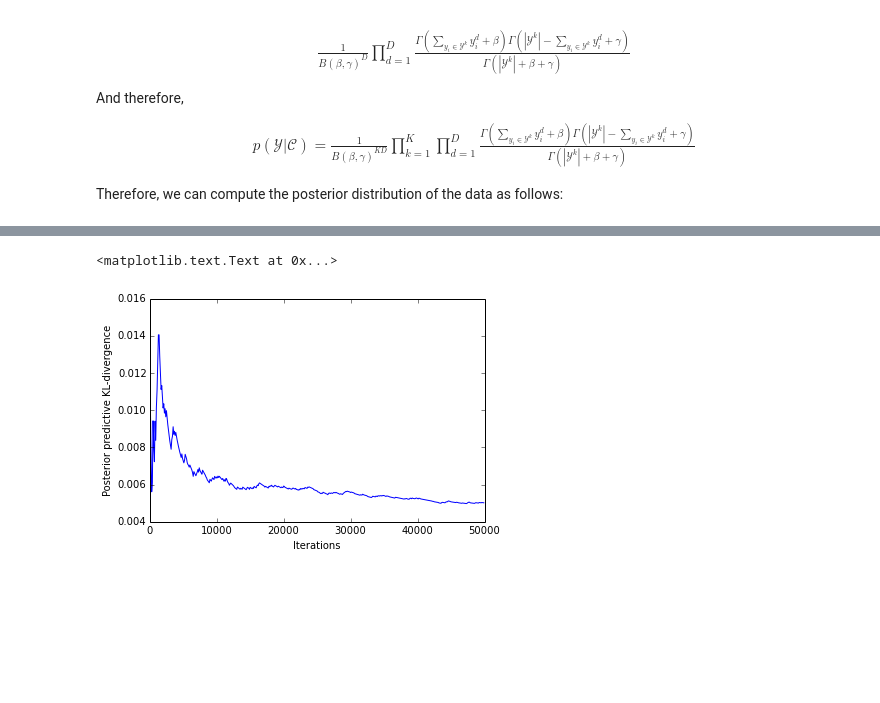
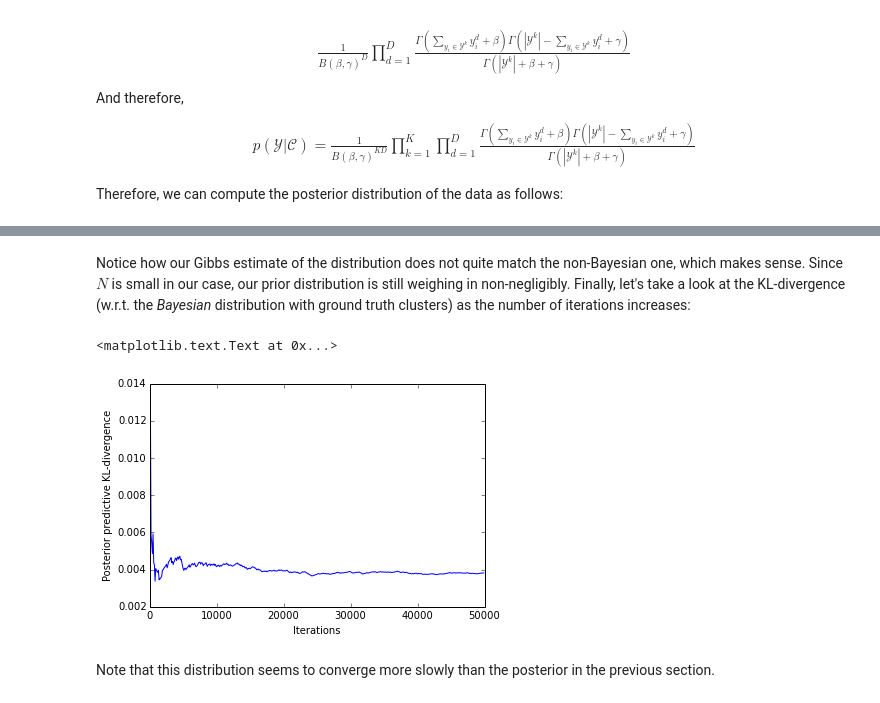
Before and after one commit to stephentu/mcmc-sandbox, a Jupyter notebook: gibbs/gibbs-beta-bernoulli.ipynb, the cells around one changed output, grey strips where cells are left out. Cells and saved outputs as stored; diff of their text form; code cells hidden in the pictures; blank space fills up the shorter version.

```diff
--- a/gibbs/gibbs-beta-bernoulli.ipynb
+++ b/gibbs/gibbs-beta-bernoulli.ipynb
@@ -201,23 +266,22 @@ To measure the distance between the actual posterior distribution and that produ
 # %%
 smoothing = 1e-5
 skip = 100
+skipped_chain = chain[::skip]
+window = 10000
 
 def kl(a, b):
     return np.sum([p*np.log(p/q) for p, q in zip(a, b)])
 
 def histify(history, K):
     _, N = history.shape
-    # generate an ID for each K^N element
-    idmap = { C : i for i, C in enumerate(it.product(range(K), repeat=N)) }
     hist = np.zeros(K**N, dtype=np.float)
     for h in history:
         hist[idmap[tuple(h)]] += 1.0
     return hist
 
 def fn(i):
-    hist = histify(chain[:i:skip], K) + smoothing
+    hist = histify(skipped_chain[max(0, i-window):(i+1)], K) + smoothing
     hist /= hist.sum()
     return kl(actual_posterior, hist)
 
-iters = range(0, niters, skip)[1:]
-kls = map(fn, iters)
+kls = map(fn, xrange(skipped_chain.shape[0]))
@@ -239,14 +345,14 @@ def posterior_predictive(C, Y, K, alpha, beta, gamma):
     assert C.shape[0] == N
 
     nks = np.bincount(C, minlength=K)
-    sums = np.zeros((K, D))
+    sums = np.zeros((K, D), dtype=np.int64)
     for yi, ci in zip(Y, C):
         sums[ci] += yi
 
     def fn(yvalue):
         def fn1(nk, sum_yid, yd):
             assert nk >= sum_yid
-            theta = (alpha + sum_yid) / (alpha + beta + nk)
+            theta = (beta + sum_yid) / (beta + gamma + nk)
             assert theta >= 0.0 and theta <= 1.0
             return np.log(theta) if yd else np.log(1.-theta)
         def fn2(nk, row):
@@ -259,13 +365,32 @@ def posterior_predictive(C, Y, K, alpha, beta, gamma):
     yvalues = it.product([0, 1], repeat=D)
     lg_pr_yvalue = map(fn, yvalues)
     return np.exp(lg_pr_yvalue)
+
+def posterior_predictive_nonbayes(pis, aks):
+    K, = pis.shape
+    assert aks.shape[0] == K
+    _, D = aks.shape
+
+    def fn(yvalue):
+        def fn2(yd, theta_kd):
+            return np.log(theta_kd) if yd else np.log(1.-theta_kd)
+        def fn1(pi_k, theta_k):
+            return np.log(pi_k) + sum(fn2(yd, theta_kd) for yd, theta_kd in zip(yvalue, theta_k))
+        return sp.misc.logsumexp([fn1(pi_k, theta_k) for pi_k, theta_k in zip(pis, aks)])
+
+    yvalues = it.product([0, 1], repeat=D)
+    lg_pr_yvalue = map(fn, yvalues)
+    return np.exp(lg_pr_yvalue)
 # %%
+# reference distributions
 actual_posterior_predictive = posterior_predictive(cis, Y, K, alpha, beta, gamma)
+nonbayes_posterior_predictive = posterior_predictive_nonbayes(pis, aks)
+
 posterior_predictives = np.array([
-    posterior_predictive(assignment, Y, K, alpha, beta, gamma) for assignment in chain[::skip]])
+    posterior_predictive(assignment, Y, K, alpha, beta, gamma) for assignment in skipped_chain])
 
 def fn1(i):
-    posteriors = posterior_predictives[:(i+1)].mean(axis=0)
+    posteriors = posterior_predictives[min(0, i-window):(i+1)].mean(axis=0)
     return kl(actual_posterior_predictive, posteriors)
 
 posterior_predictive_kls = map(fn1, xrange(posterior_predictives.shape[0]))
@@ -272,7 +414,11 @@ posterior_predictive_kls = map(fn1, xrange(posterior_predictives.shape[0]))
+# %% [markdown]
+Notice how our Gibbs estimate of the distribution does not quite match the non-Bayesian one, which makes sense. Since $N$ is small in our case, our prior distribution is still weighing in non-negligibly. Finally, let's take a look at the KL-divergence (w.r.t. the *Bayesian* distribution with ground truth clusters) as the number of iterations increases:
 # %%
-plt.plot(range(0, niters, skip)[1:], posterior_predictive_kls[1:])
+plt.plot(np.arange(0, niters, skip) + 1, posterior_predictive_kls)
 plt.xlabel('Iterations')
 plt.ylabel('Posterior predictive KL-divergence')
 # %% [output]
 <matplotlib.text.Text at 0x...>
-[figure, old version]
+[figure, new version]
+# %% [markdown]
+Note that this distribution seems to converge more slowly than the posterior in the previous section.
```
Also changed, not shown: parts of 22 cells of this notebook, 1 other file.
